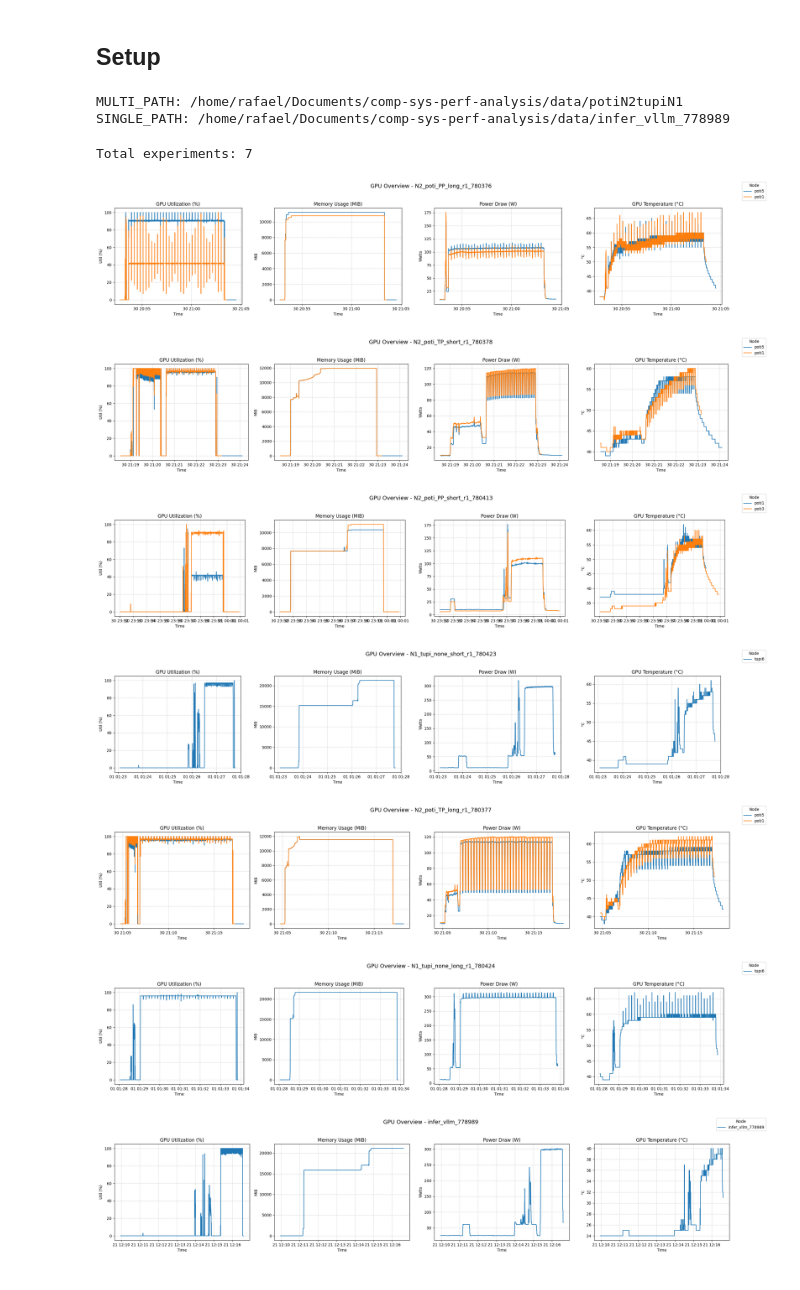
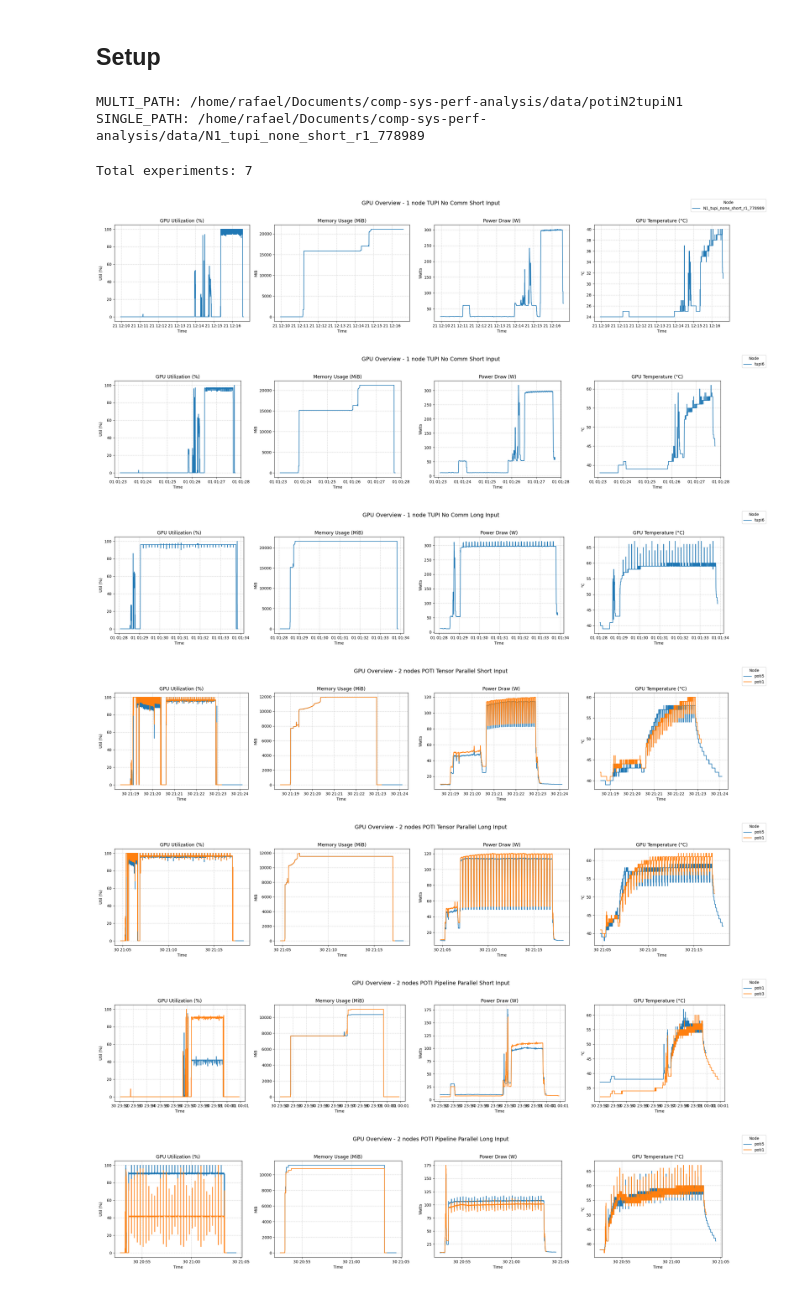
Before and after one commit to matregnago/comp-sys-perf-analysis, a Jupyter notebook: notebooks/03_telemetry.ipynb, the cells around one changed output. Drawn from its saved outputs; the diff is of its cells as text; code cells hidden in the pictures.

```diff
--- a/notebooks/03_telemetry.ipynb
+++ b/notebooks/03_telemetry.ipynb
@@ -7,7 +7,7 @@ PROJECT_ROOT = os.path.abspath(os.path.join(os.getcwd(), ".."))
 BASE_DIR = os.path.join(PROJECT_ROOT, "data")
 
 MULTI_NAME = "potiN2tupiN1"
-SINGLE_NAME = "infer_vllm_778989"
+SINGLE_NAME = "N1_tupi_none_short_r1_778989"
 
 MULTI_PATH = os.path.join(BASE_DIR, MULTI_NAME)
 SINGLE_PATH = os.path.join(BASE_DIR, SINGLE_NAME)
@@ -16,7 +16,7 @@ print("MULTI_PATH:", MULTI_PATH)
 print("SINGLE_PATH:", SINGLE_PATH)
 # %% [output]
 MULTI_PATH: /home/rafael/Documents/comp-sys-perf-analysis/data/potiN2tupiN1
-SINGLE_PATH: /home/rafael/Documents/comp-sys-perf-analysis/data/infer_vllm_778989
+SINGLE_PATH: /home/rafael/Documents/comp-sys-perf-analysis/data/N1_tupi_none_short_r1_778989
 # %%
 experiment_folders = []
 
@@ -213,3 +248,34 @@ def plot_gpu_temperature(experiment_path):
+# %%
+def sort_experiments(exp_path):
+    name = os.path.basename(exp_path).lower()
+
+    # ===== PARALLELISM TYPE =====
+    if 'infer' in name or 'n1' in name or 'none' in name:
+        parallel_rank = 0   # Single GPU
+    elif 'tp' in name:
+        parallel_rank = 1   # Tensor Parallel
+    elif 'pp' in name:
+        parallel_rank = 2   # Pipeline Parallel
+    else:
+        parallel_rank = 3   # Unknown / fallback
+
+    # ===== INPUT SIZE =====
+    if 'short' in name:
+        size_rank = 0
+    elif 'long' in name:
+        size_rank = 1
+    else:
+        size_rank = 2
+
+    # ===== MACHINE COUNT (optional refinement) =====
+    if 'n1' in name:
+        machine_rank = 0
+    elif 'n2' in name:
+        machine_rank = 1
+    else:
+        machine_rank = 2
+
+    return (parallel_rank, size_rank, machine_rank, name)
 # %%
 import pandas as pd
 import matplotlib.pyplot as plt
@@ -226,7 +292,8 @@ def find_telemetry_files(experiment_path):
 
 
 def plot_gpu_overview(experiment_path):
-    experiment_name = os.path.basename(experiment_path)
+    raw_name = os.path.basename(experiment_path)
+    experiment_name = format_experiment_name(raw_name)
     telemetry_files = find_telemetry_files(experiment_path)
 
     if not telemetry_files:
@@ -276,37 +343,39 @@ def plot_gpu_overview(experiment_path):
     ax_util.set_title('GPU Utilization (%)')
     ax_mem.set_title('Memory Usage (MiB)')
     ax_power.set_title('Power Draw (W)')
     ax_temp.set_title('GPU Temperature (°C)')
 
     # ===== LABELS =====
     ax_util.set_ylabel('Util (%)')
     ax_mem.set_ylabel('MiB')
     ax_power.set_ylabel('Watts')
     ax_temp.set_ylabel('°C')
 
     for ax in axes:
         ax.set_xlabel('Time')
         ax.grid(True, linestyle='--', alpha=0.6)
 
     # ===== SHARED LEGEND =====
     handles, labels = ax_util.get_legend_handles_labels()
     fig.legend(handles, labels, title='Node', loc='upper right')
 
     # ===== GLOBAL TITLE =====
     fig.suptitle(f'GPU Overview - {experiment_name}', fontsize=14)
 
     plt.tight_layout(rect=[0, 0, 0.95, 0.95])
     plt.show()
 
 
 # ===== LOOP =====
+experiment_folders = sorted(experiment_folders, key=sort_experiments)
+
 for exp_path in experiment_folders:
     plot_gpu_overview(exp_path)
 # %% [output]
-[figure, old version]
+[figure, new version]
-[figure, old version]
+[figure, new version]
-[figure, old version]
+[figure, new version]
-[figure, old version]
+[figure, new version]
-[figure, old version]
+[figure, new version]
-[figure, old version]
+[figure, new version]
-[figure, old version]
+[figure, new version]
```
Also changed, not shown: parts of 4 cells of this notebook, 3 other files.
